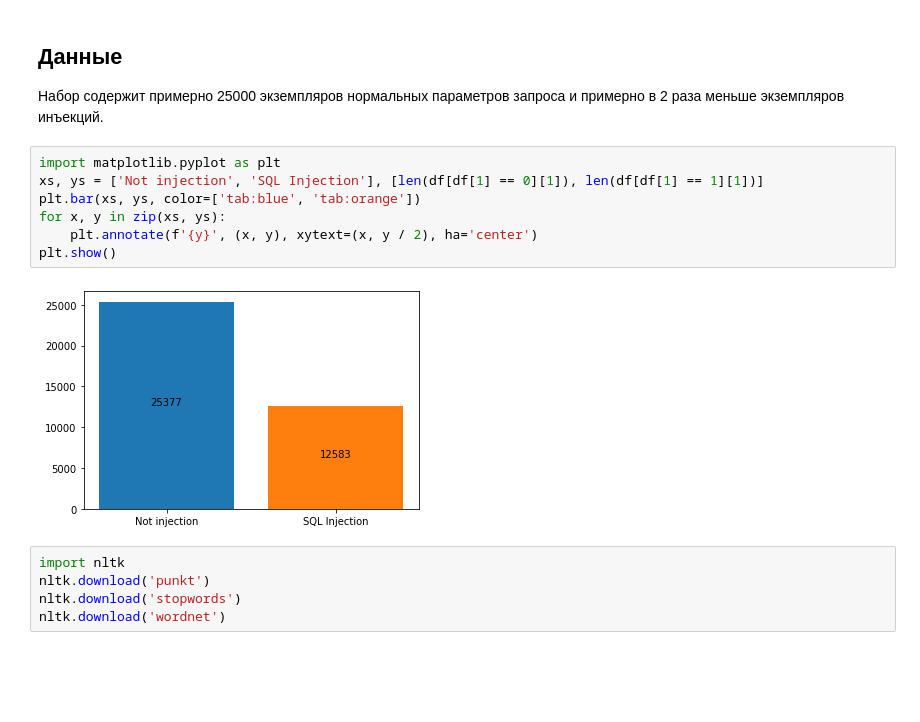
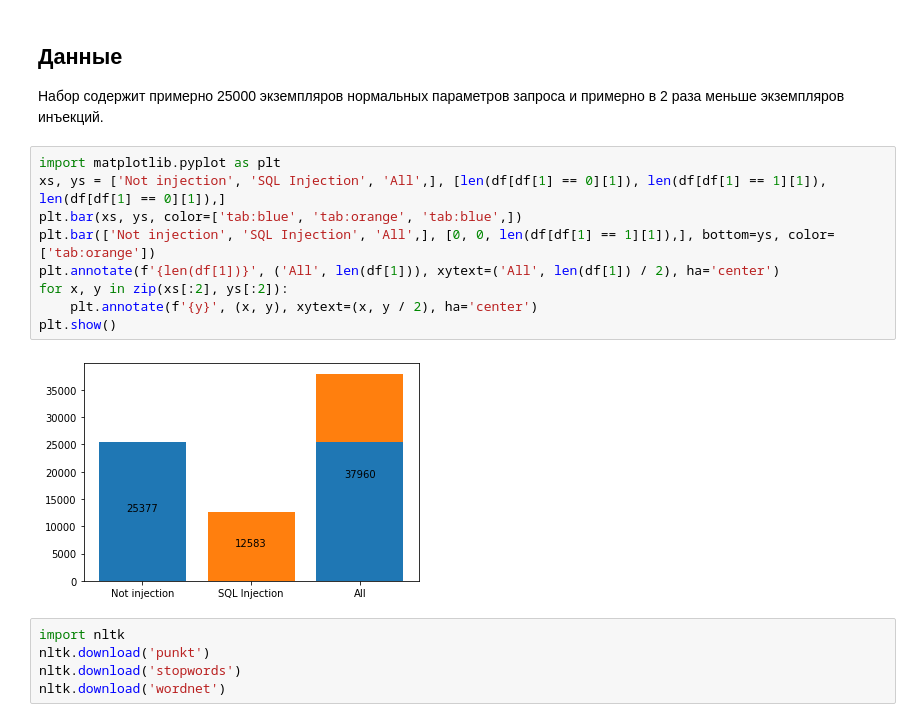
Before and after one commit to AlexanderFromEarth/SQL-Injection-Detector, a Jupyter notebook: experiments.ipynb, the cells around one changed output. Cells and saved outputs as stored; diff of their text form; blank space fills up the shorter version.

```diff
--- a/experiments.ipynb
+++ b/experiments.ipynb
@@ -23,13 +23,15 @@ df
 Набор содержит примерно 25000 экземпляров нормальных параметров запроса и примерно в 2 раза меньше экземпляров инъекций.
 # %%
 import matplotlib.pyplot as plt
-xs, ys = ['Not injection', 'SQL Injection'], [len(df[df[1] == 0][1]), len(df[df[1] == 1][1])]
-plt.bar(xs, ys, color=['tab:blue', 'tab:orange'])
-for x, y in zip(xs, ys):
+xs, ys = ['Not injection', 'SQL Injection', 'All',], [len(df[df[1] == 0][1]), len(df[df[1] == 1][1]), len(df[df[1] == 0][1]),]
+plt.bar(xs, ys, color=['tab:blue', 'tab:orange', 'tab:blue',])
+plt.bar(['Not injection', 'SQL Injection', 'All',], [0, 0, len(df[df[1] == 1][1]),], bottom=ys, color=['tab:orange'])
+plt.annotate(f'{len(df[1])}', ('All', len(df[1])), xytext=('All', len(df[1]) / 2), ha='center')
+for x, y in zip(xs[:2], ys[:2]):
     plt.annotate(f'{y}', (x, y), xytext=(x, y / 2), ha='center')
 plt.show()
 # %% [output]
-[figure, old version]
+[figure, new version]
 # %%
 import nltk
 nltk.download('punkt')
```
